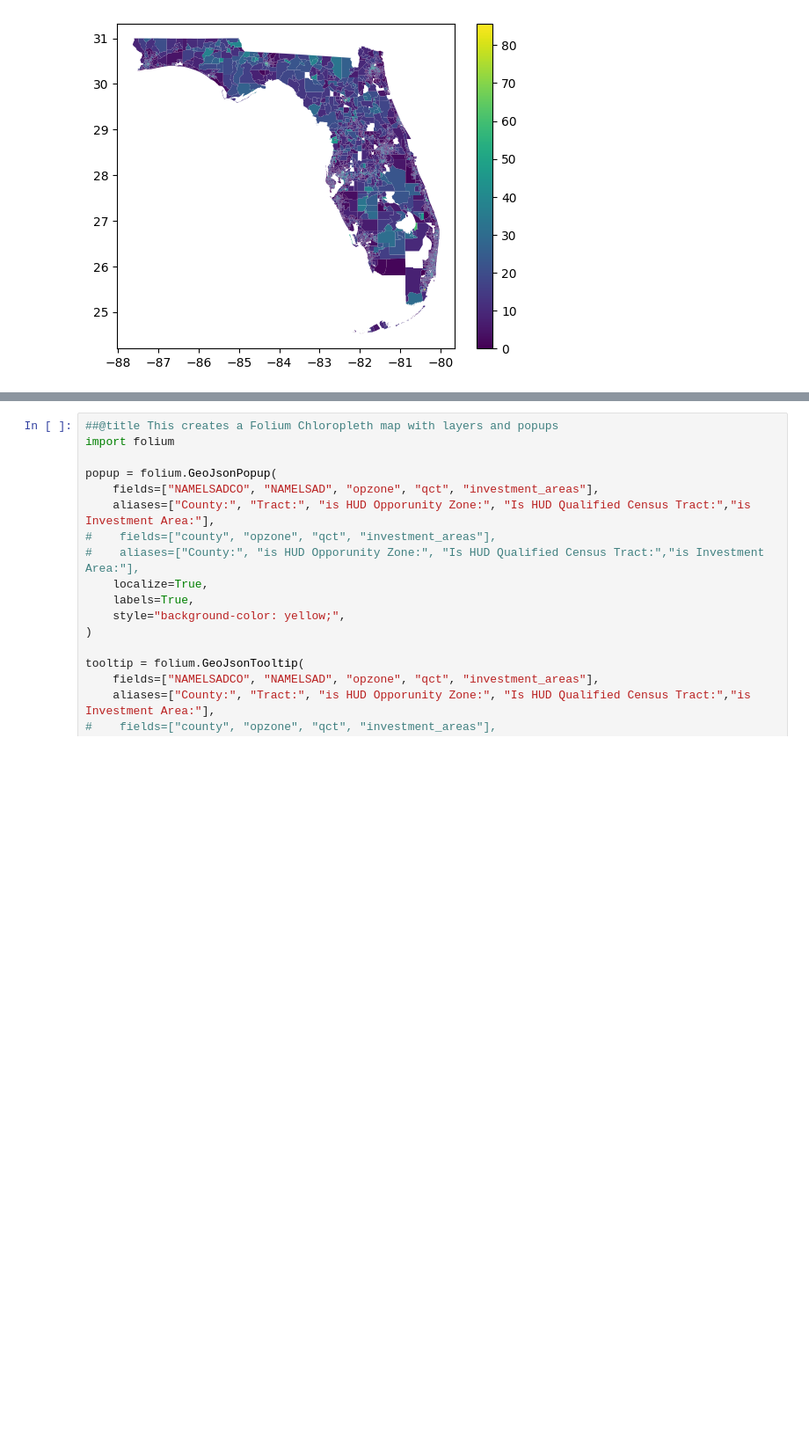
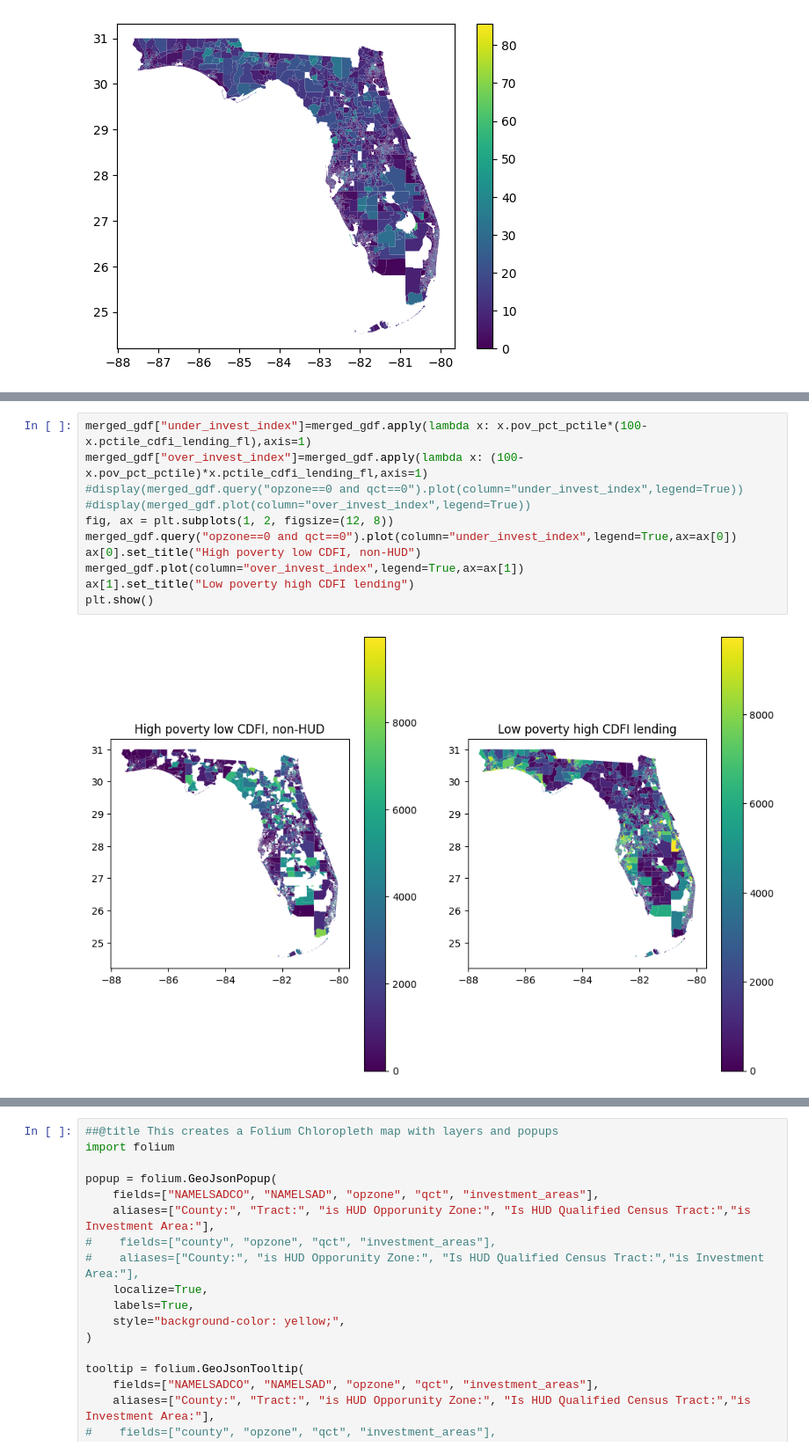
Before and after one commit to datakind/datakit-housing-fall-2024, a Jupyter notebook: challenge-3/FL/DataKindHousingChallenge3GeoMaps.ipynb, the cells around one changed output, grey strips where cells are left out. Shown at 88% size. Cells and saved outputs as stored; diff of their text form; blank space fills up the shorter version.

Commit message:
Added geo-maps over underinvested and overinvested census tracts, in terms of CDFI lending vs poverty level

```diff
--- a/challenge-3/FL/DataKindHousingChallenge3GeoMaps.ipynb
+++ b/challenge-3/FL/DataKindHousingChallenge3GeoMaps.ipynb
@@ -327,0 +334,13 @@ merged_gdf.plot(column="pov_pct_est",legend=True)
+# %%
+merged_gdf["under_invest_index"]=merged_gdf.apply(lambda x: x.pov_pct_pctile*(100-x.pctile_cdfi_lending_fl),axis=1)
+merged_gdf["over_invest_index"]=merged_gdf.apply(lambda x: (100-x.pov_pct_pctile)*x.pctile_cdfi_lending_fl,axis=1)
+#display(merged_gdf.query("opzone==0 and qct==0").plot(column="under_invest_index",legend=True))
+#display(merged_gdf.plot(column="over_invest_index",legend=True))
+fig, ax = plt.subplots(1, 2, figsize=(12, 8))
+merged_gdf.query("opzone==0 and qct==0").plot(column="under_invest_index",legend=True,ax=ax[0])
+ax[0].set_title("High poverty low CDFI, non-HUD")
+merged_gdf.plot(column="over_invest_index",legend=True,ax=ax[1])
+ax[1].set_title("Low poverty high CDFI lending")
+plt.show()
+# %% [output]
+[figure, added]
```
Also changed, not shown: parts of 4 cells of this notebook.
